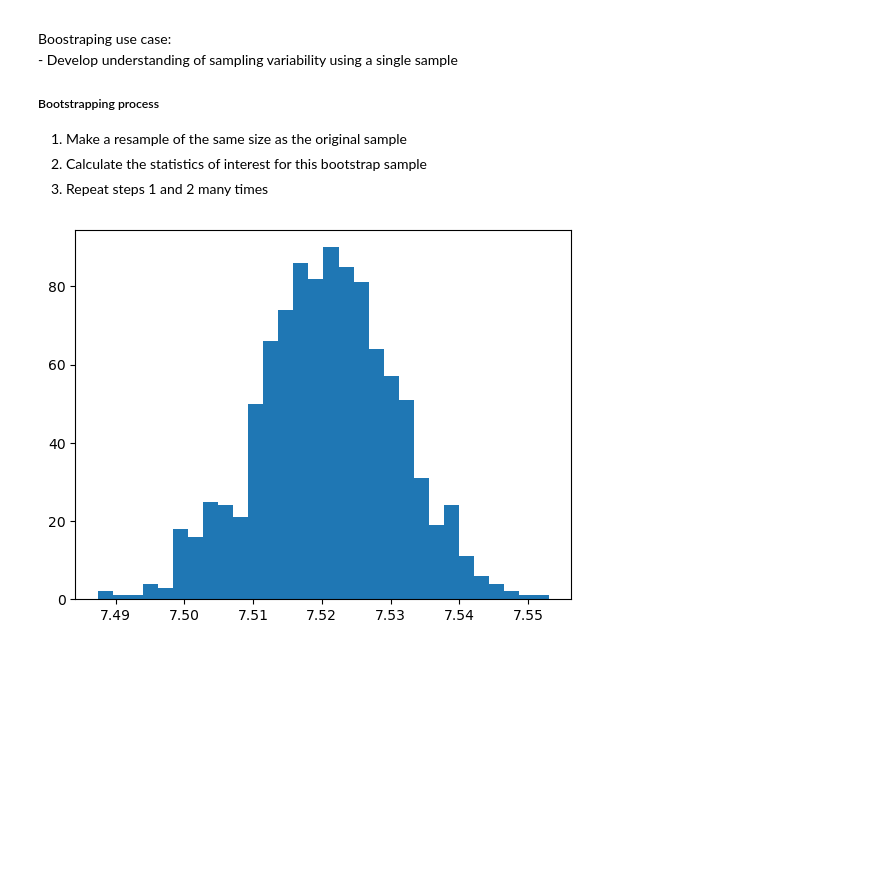
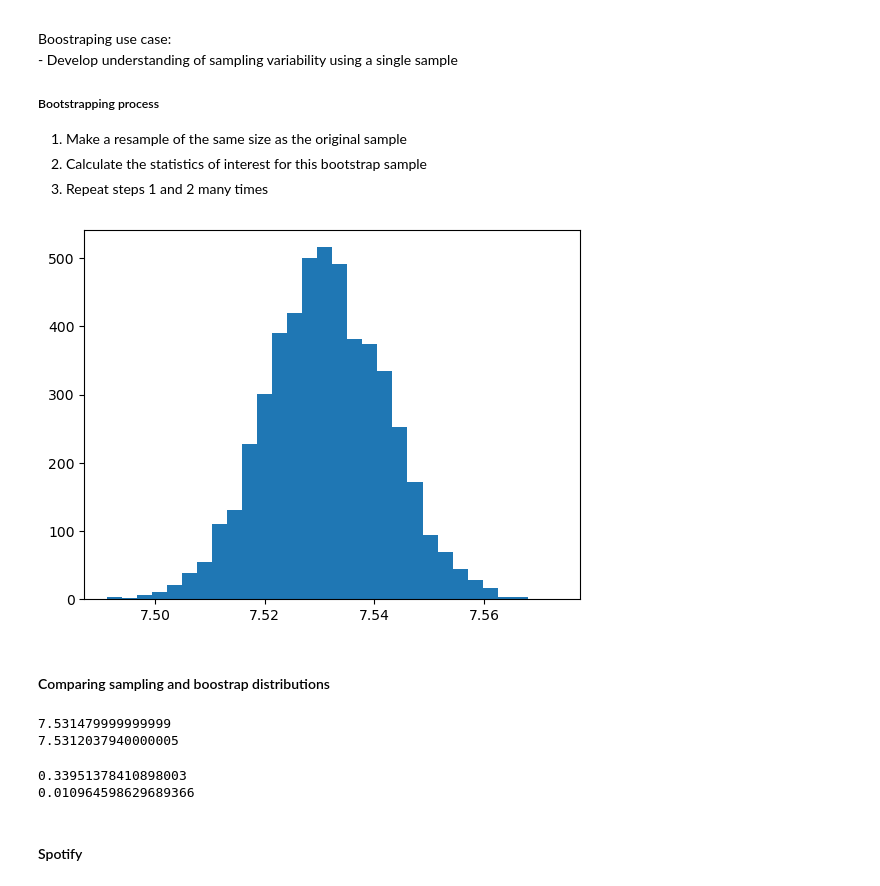
Before and after one commit to Jnn002/dc_datacamp, a Jupyter notebook: Data_analyst_python/Chapter_8_sampling/04_bootstrapping.ipynb, the cells around one changed output. Drawn from its saved outputs; the diff is of its cells as text; code cells hidden in the pictures; blank space fills up the shorter version.

Commit message:
ADD, bootstrapping dilemma :((

```diff
--- a/Data_analyst_python/Chapter_8_sampling/04_bootstrapping.ipynb
+++ b/Data_analyst_python/Chapter_8_sampling/04_bootstrapping.ipynb
@@ -24,19 +24,34 @@ Boostraping use case:
 2. Calculate the statistics of interest for this bootstrap sample
 3. Repeat steps 1 and 2 many times
 # %%
-from numpy import mean
-
-
 coffee_sample = coffee_rating.sample(1000)
 
-mean_flavors_1000 = []
+mean_flavors_5000 = []
 
-for i in range(1000):
-    mean_flavors_1000.append(
+for i in range(5000):
+    mean_flavors_5000.append(
         np.mean(coffee_sample.sample(frac = 1, replace = True)['flavor'])
     )
 
-plt.hist(mean_flavors_1000, bins = 30)
+plt.hist(mean_flavors_5000, bins = 30)
 plt.show()
 # %% [output]
-[figure, old version]
+[figure, new version]
+# %% [markdown]
+#### Comparing sampling and boostrap distributions
+# %%
+bootstrap_distn = mean_flavors_5000
+
+print(coffee_sample['flavor'].mean())
+print(np.mean(bootstrap_distn))
+# %% [output]
+7.531479999999999
+7.5312037940000005
+# %%
+print(coffee_sample['flavor'].std(ddof = 0))
+print(np.std(bootstrap_distn, ddof = 1))
+# %% [output]
+0.33951378410898003
+0.010964598629689366
+# %% [markdown]
+#### Spotify
```
Also changed, not shown: parts of 6 cells of this notebook.
